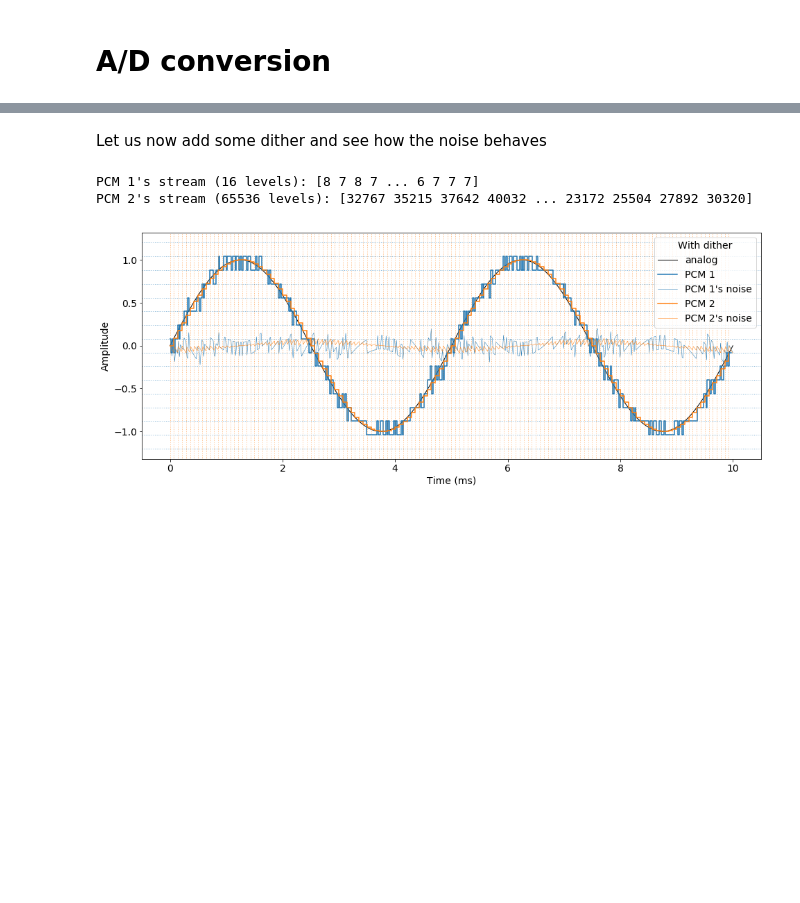
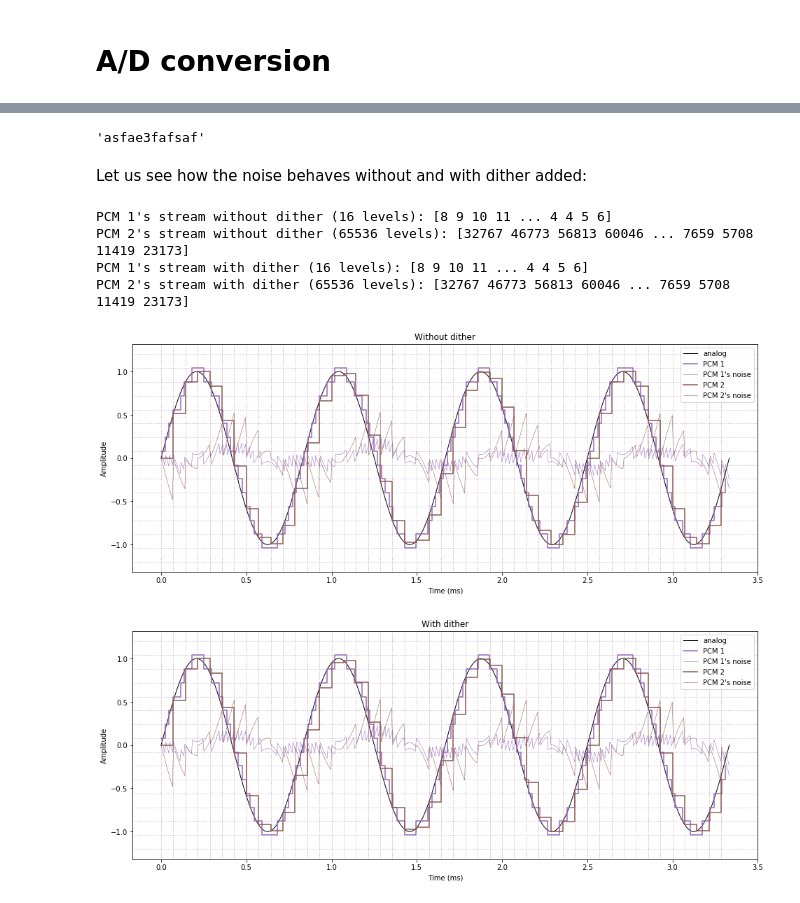
Before and after one commit to marcondos/signal, a Jupyter notebook: sampling.ipynb, the cells around one changed output, grey strips where cells are left out. Saved outputs shown, nothing was run; the diff lists cells and outputs as text; code cells hidden in the pictures; blank space fills up the shorter version.

```diff
--- a/sampling.ipynb
+++ b/sampling.ipynb
@@ -58,22 +35,62 @@ PCM 2's stream (65536 levels): [32767 35215 37643 40032 ... 23173 25503 27892 30
+# %%
+ADC_list = [GenericPCM_1, GenericPCM_2]
+dither_setup = {
+    'nodither': {
+        'label': 'Without dither',
+        'c': 'C1',
+        'w': 3,
+    },
+    'dither': {
+        'label': 'With dither',
+        'c': 'C0',
+        'w': 1,
+    },
+}
+# %%
+f = 1.2e3 # in Hertz, i.e., 1.2 KHz
+audio = waves.AnalogSineWave('analog', f, gain=1, phase=0, infinity=600)
+n_waves = 4
+length = n_waves * 1/f # in seconds
+# %%
+'asfae3fAFSAF'.lower()
+# %% [output]
+'asfae3fafsaf'
 # %% [markdown]
-Let us now add some dither and see how the noise behaves
+Let us see how the noise behaves without and with dither added:
-# %%
-noise_dither = {}
-noise_dither['time_domain'] = audio.plot(length, plt, color='k', lw=1)
-#_, _, _, noise_dither[CD.label] = CD.sample(audio, length, plt, dither=True, lw=1.5)
-##SACD.sample(audio, length, plt, color='b', lw=1.5)
-#DVDA.sample(audio, length, plt, color='g', lw=1.5)
-#BDA.sample(audio, length, plt, color='m', lw=1.5)
-_, _, _, noise_dither[GenericPCM_1.label] = GenericPCM_1.sample(audio, length, plt, dither=True, lw=1.5)
-_, _, _, noise_dither[GenericPCM_2.label] = GenericPCM_2.sample(audio, length, plt, dither=True, lw=1.5)
-[plt.axvline(t, color=GenericPCM_2.color, lw=1, ls=':', alpha=0.5) for t in np.arange(0, length, GenericPCM_2.sampling_interval)]
-[plt.axhline(A, color=GenericPCM_1.color, lw=1, ls=':', alpha=0.5) for A in np.linspace(GenericPCM_1.amp_min, GenericPCM_2.amp_max, GenericPCM_1.levels)]
-plt.legend(title='With dither')
-plt.xlabel('Time (ms)')
-plt.ylabel('Amplitude')
-plt.gcf().set_size_inches(16, 6)
-# %% [output]
-PCM 1's stream (16 levels): [8 7 8 7 ... 6 7 7 7]
-PCM 2's stream (65536 levels): [32767 35215 37642 40032 ... 23172 25504 27892 30320]
-[figure, removed]
+# %%
+digi_signal = {}
+noise_signal = dict([(k, {}) for k in dither_setup.keys()])
+
+for dither in dither_setup.keys():
+    fig, ax = plt.subplots()
+    digi_signal[dither] = dict([(ADC.label, {}) for ADC in ADC_list])
+    noise_signal[dither]['time_domain'] = audio.plot(length, plt, color='k', lw=1)
+    for ADC in ADC_list:
+        unsigned, digi_signal[dither][ADC.label]['time_domain'], digi_signal[dither][ADC.label]['signal'], _, noise_signal[dither][ADC.label] = ADC.sample(audio, length, ax, lw=1.5)
+        print(waves.of(ADC.label), 'stream', dither_setup[dither]['label'].lower(),
+              '(%i levels):' % ADC.levels, waves.shortlist(unsigned)
+             )
+
+    # Show grid of ADC with the lowest sampling frequency:
+    ADC = sorted(ADC_list, key=lambda ADC: ADC.sampling_frequency)[0]
+    [ax.axvline(t*1000, color=ADC.color, lw=1, ls=':', alpha=0.5) for t in np.arange(0, length, ADC.sampling_interval)]
+
+    # Show grid of ADC with the lowest resolution:
+    ADC = sorted(ADC_list, key=lambda ADC: ADC.amplitude_resolution)[0]
+    # but only if no more than 4-bit, since too many levels
+    if ADC.amplitude_resolution <= 4:
+        [ax.axhline(A, color=ADC.color, lw=1, ls=':', alpha=0.5) for A in np.linspace(ADC.amp_min, ADC.amp_max, ADC.levels)]
+
+    ax.legend()
+    ax.set_title(dither_setup[dither]['label'])
+    ax.set_ylabel('Amplitude')
+    ax.set_xlabel('Time (ms)')
+    fig.set_size_inches(16, 6)
+# %% [output]
+PCM 1's stream without dither (16 levels): [8 9 10 11 ... 4 4 5 6]
+PCM 2's stream without dither (65536 levels): [32767 46773 56813 60046 ... 7659 5708 11419 23173]
+PCM 1's stream with dither (16 levels): [8 9 10 11 ... 4 4 5 6]
+PCM 2's stream with dither (65536 levels): [32767 46773 56813 60046 ... 7659 5708 11419 23173]
+[figure, added]
+[figure, added]
 # %% [markdown]
```
Also changed, not shown: parts of 14 cells of this notebook, 1 other file.
